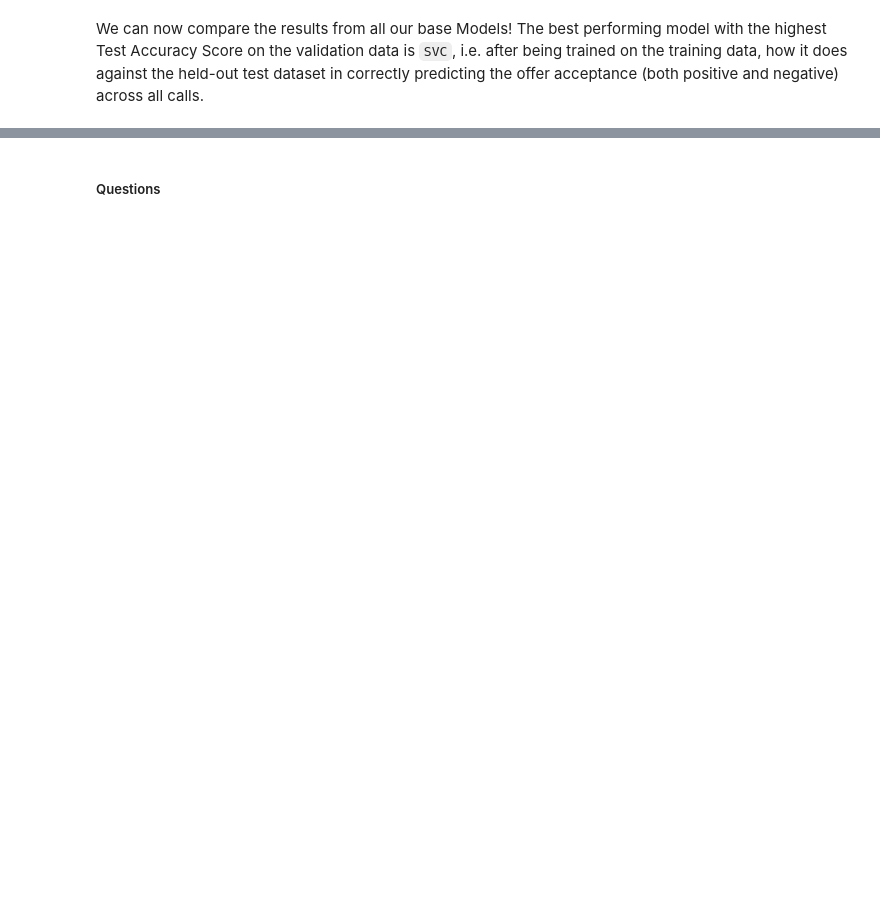
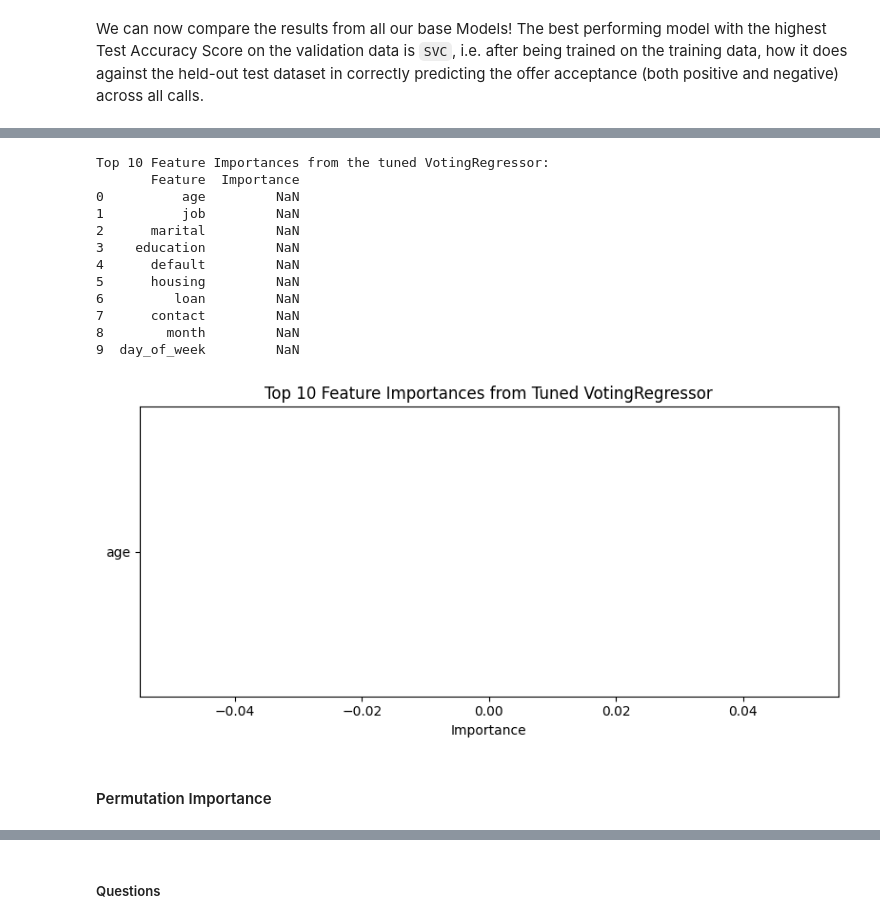
Before and after one commit to fazeelgm/UCB_ML_AI_PracticalApp_III, a Jupyter notebook: ClassifiersComparison-MarketingCampaigns.ipynb, the cells around one changed output, grey strips where cells are left out. Drawn from its saved outputs; the diff is of its cells as text; code cells hidden in the pictures; blank space fills up the shorter version.

```diff
--- a/ClassifiersComparison-MarketingCampaigns.ipynb
+++ b/ClassifiersComparison-MarketingCampaigns.ipynb
@@ -468,0 +734,4 @@ Now that we have some basic models on the board, we want to try to improve these
+# %%
+best_model = grid_search.best_estimator_
+print('GridSearchCV optimization ({}-fold):\n\n\tBest Model: {}\n\tScore: {:.2f}%\n\tBest Params: {}'
+      .format(CV, best_model.__class__, grid_search.best_score_ * 100, grid_search.best_params_), flush=True)
@@ -468,0 +860,7 @@ Now that we have some basic models on the board, we want to try to improve these
+# %%
+# Get feature importances from the best VotingRegressor model
+feature_importances = np.zeros(X_train.shape[1])
+if hasattr(best_model, 'feature_importances_'):
+    feature_importances += best_model.feature_importances_
+elif hasattr(best_model, 'coef_'):
+    feature_importances += np.abs(best_model.coef_)  # Use absolute values for linear models
@@ -468,0 +872,38 @@ Now that we have some basic models on the board, we want to try to improve these
+# %%
+# Normalize the feature importances
+feature_importances = feature_importances / feature_importances.sum()
+
+# Create a DataFrame with feature names and importances
+feature_names = X_train.columns
+importance_summary = pd.DataFrame({'Feature': feature_names, 'Importance': feature_importances})
+importance_summary = importance_summary.sort_values('Importance', ascending=False).reset_index(drop=True)
+# %%
+# Display the top 10 most important features
+print("Top 10 Feature Importances from the tuned VotingRegressor:")
+print(importance_summary.head(10))
+
+# Visualize feature importances
+plt.figure(figsize=(8, 4))
+plt.barh(importance_summary['Feature'][:10], importance_summary['Importance'][:10], color='skyblue')
+plt.xlabel('Importance')
+plt.title('Top 10 Feature Importances from Tuned VotingRegressor')
+plt.gca().invert_yaxis()  # Invert y-axis to have the most important feature on top
+plt.tight_layout()
+plt.savefig('images/feature_importance_top10.png')
+plt.show()
+# %% [output]
+Top 10 Feature Importances from the tuned VotingRegressor:
+       Feature  Importance
+0          age         NaN
+1          job         NaN
+2      marital         NaN
+3    education         NaN
+4      default         NaN
+5      housing         NaN
+6         loan         NaN
+7      contact         NaN
+8        month         NaN
+9  day_of_week         NaN
+[figure, added]
+# %% [markdown]
+#### Permutation Importance
```
Also changed, not shown: parts of 38 cells of this notebook, 8 other files.
